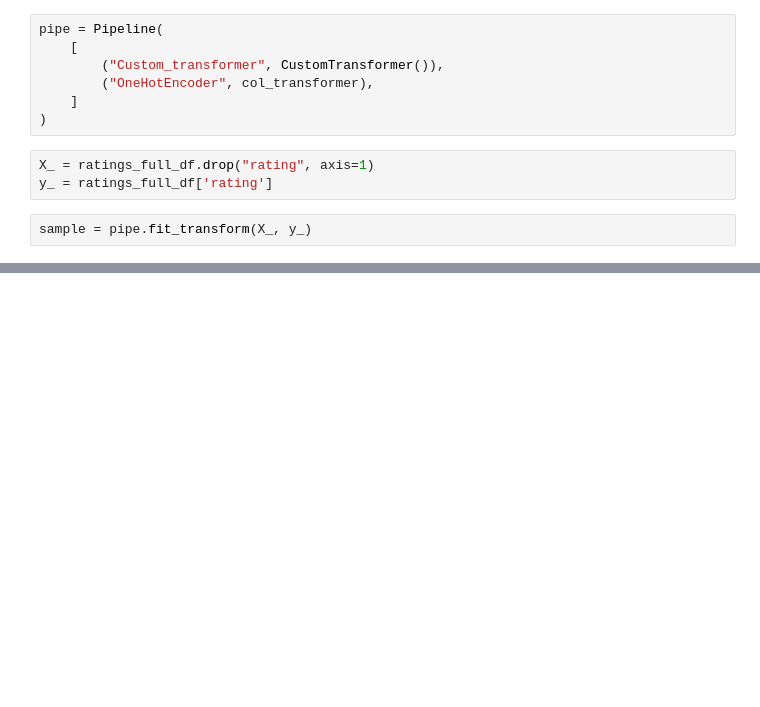
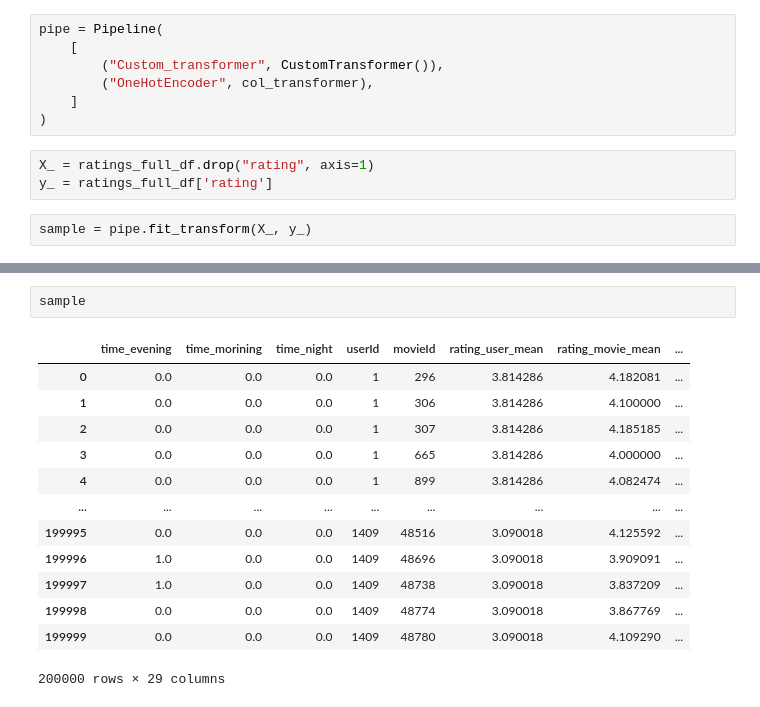
Before and after one commit to aleks-haksly/Simulative, a Jupyter notebook: ML/recomendation.ipynb, the cells around one changed output, grey strips where cells are left out. Drawn from its saved outputs; the diff is of its cells as text; blank space fills up the shorter version.

```diff
--- a/ML/recomendation.ipynb
+++ b/ML/recomendation.ipynb
@@ -128,0 +152,16 @@ sample.head(3)
+# %%
+sample
+# %% [output]
+|  | time_evening | time_morining | time_night | userId | movieId | rating_user_mean | rating_movie_mean | ... |
+| 0 | 0.0 | 0.0 | 0.0 | 1 | 296 | 3.814286 | 4.182081 | ... |
+| 1 | 0.0 | 0.0 | 0.0 | 1 | 306 | 3.814286 | 4.100000 | ... |
+| 2 | 0.0 | 0.0 | 0.0 | 1 | 307 | 3.814286 | 4.185185 | ... |
+| 3 | 0.0 | 0.0 | 0.0 | 1 | 665 | 3.814286 | 4.000000 | ... |
+| 4 | 0.0 | 0.0 | 0.0 | 1 | 899 | 3.814286 | 4.082474 | ... |
+| ... | ... | ... | ... | ... | ... | ... | ... | ... |
+| 199995 | 0.0 | 0.0 | 0.0 | 1409 | 48516 | 3.090018 | 4.125592 | ... |
+| 199996 | 1.0 | 0.0 | 0.0 | 1409 | 48696 | 3.090018 | 3.909091 | ... |
+| 199997 | 1.0 | 0.0 | 0.0 | 1409 | 48738 | 3.090018 | 3.837209 | ... |
+| 199998 | 0.0 | 0.0 | 0.0 | 1409 | 48774 | 3.090018 | 3.867769 | ... |
+| 199999 | 0.0 | 0.0 | 0.0 | 1409 | 48780 | 3.090018 | 4.109290 | ... |
+200000 rows × 29 columns
```
Also changed, not shown: parts of 2 cells of this notebook.
